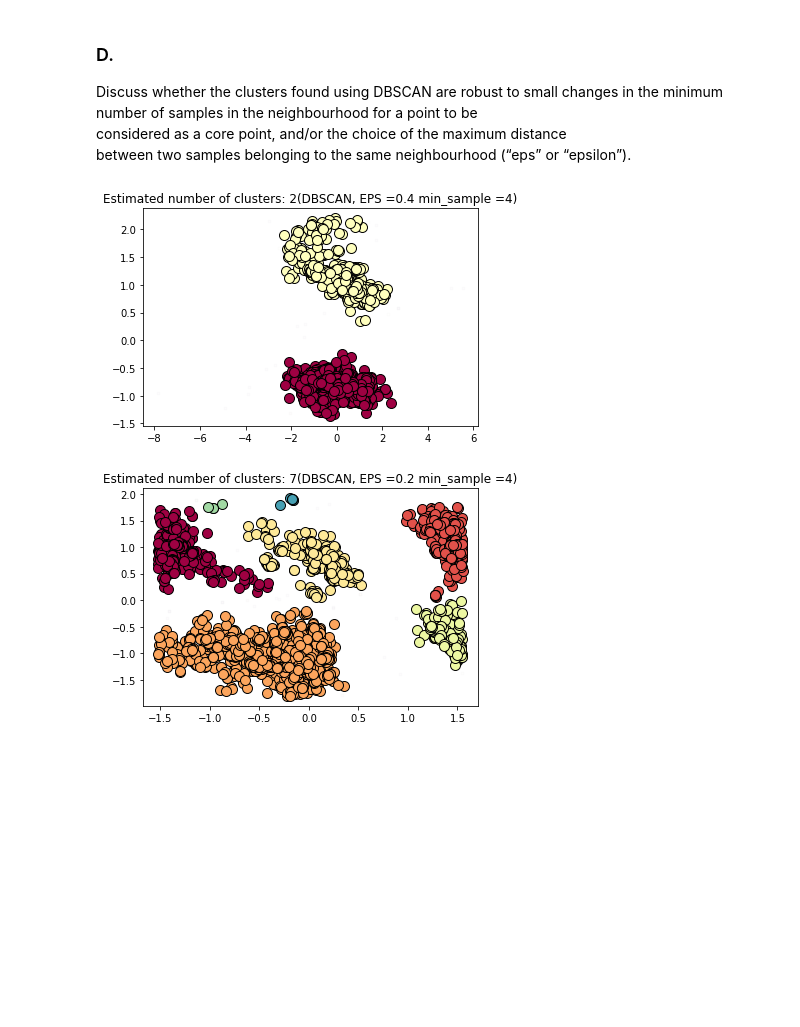
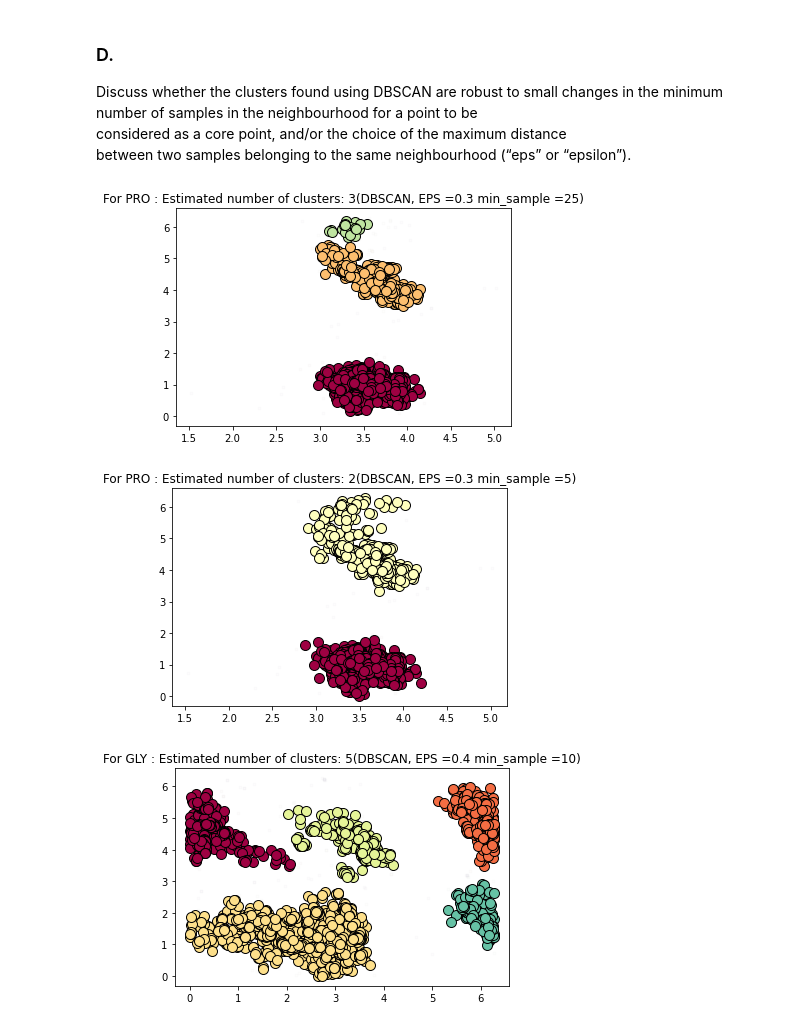
Before and after one commit to JohanBirger/DAT405, a Jupyter notebook: Assignment3.ipynb, the cells around one changed output. Saved outputs shown, nothing was run; the diff lists cells and outputs as text; code cells hidden in the pictures; blank space fills up the shorter version.

```diff
--- a/Assignment3.ipynb
+++ b/Assignment3.ipynb
@@ -180,6 +187,8 @@ def plot_dbscan_cluster(df, eps, min_samples,show):
 
     print('Non-Core (outliers) in sample: ' + str(len(nonCore)))
     plt.title('Estimated number of clusters: %d' % n_clusters_+'(DBSCAN, EPS ='+str(eps)+' min_sample ='+ str(min_samples)+')')
+    plt.xlabel('psi')
+    plt.ylabel('phi')
     if show == "show":
         plt.show()
     return (xy,nonCore)
@@ -210,0 +212,16 @@ Non-Core (outliers) in sample: 30
+# %%
+plot_dbscan_cluster(D_train, 0.25, 4,"show")
+outliers = plot_dbscan_cluster(D_train, 0.2, 4," ")[1]
+
+plot_dbscan_cluster(D_train, 0.25, 10,"show")
+outliers = plot_dbscan_cluster(D_train, 0.2, 10," ")[1]
+
+plot_dbscan_cluster(D_train, 0.25, 15,"show")
+outliers = plot_dbscan_cluster(D_train, 0.2, 15," ")[1]
+
+plot_dbscan_cluster(D_train, 0.25, 20,"show")
+outliers = plot_dbscan_cluster(D_train, 0.2, 20," ")[1]
+
+
+plot_dbscan_cluster(D_train, 0.25, 25,"show")
+outliers = plot_dbscan_cluster(D_train, 0.2, 25," ")[1]
@@ -295,7 +326,7 @@ considered  as  a  core  point,  and/or  the  choice  of  the  maximum  distance
 between two samples belonging to the same neighbourhood (“eps” or
 “epsilon”).
 # %%
-def dbscan_plotD(EPS,MINSAMPLE,df):
+def dbscan_plotD(EPS,MINSAMPLE,df,label):
 
     db = DBSCAN(eps=EPS, min_samples=MINSAMPLE).fit(df)
     core_samples_mask = np.zeros_like(db.labels_, dtype=bool)
@@ -316,32 +347,36 @@ def dbscan_plotD(EPS,MINSAMPLE,df):
             nonCore = df[class_member_mask & ~core_samples_mask]
             plt.plot(nonCore[:, 0], nonCore[:, 1], 'o', markerfacecolor=tuple(col), markeredgecolor='k', markersize=3,alpha=0.01)
 
-    plt.title('Estimated number of clusters: %d' % n_clusters_+'(DBSCAN, EPS ='+str(EPS)+' min_sample ='+ str(MINSAMPLE)+')')
+    plt.title('For '+label+' : Estimated number of clusters: %d' % n_clusters_+'(DBSCAN, EPS ='+str(EPS)+' min_sample ='+ str(MINSAMPLE)+')')
     plt.show()
 # %%
 pro_data = org_data[['phi','psi']].loc[org_data['residue name'] == 'PRO']
 temp = pro_data.copy()
 pro_data_rad = temp.apply(np.radians)
 
 pro_data_shift = (pro_data_rad - np.pi/2) % (2*np.pi)
 pro_data_shift = pro_data_shift.values.reshape(-1,2)
 
 
 
 neighbors = NearestNeighbors(n_neighbors=4)
 neighbors_fit = neighbors.fit(pro_data_shift)
 distances, indices = neighbors_fit.kneighbors(pro_data_shift)
 
 distances = np.sort(distances, axis=0)
 distances = distances[:,1]
-plt.plot(distances)
-plt.xlim(1550,1600)
+#plt.plot(distances)
+#plt.xlim(1550,1600)
 
 EPS = 0.3
-MINSAMPLE = 4
-#dbscan_plotD(EPS,MINSAMPLE,pro_data_shift)
+MINSAMPLE = 25
+dbscan_plotD(EPS,MINSAMPLE,pro_data_shift,'PRO')
+EPS = 0.3
+MINSAMPLE = 5
+dbscan_plotD(EPS,MINSAMPLE,pro_data_shift,'PRO')
 # %% [output]
-[figure, old version]
+[figure, new version]
+[figure, added]
 # %%
 gly_data = org_data[['phi','psi']].loc[org_data['residue name'] == 'GLY']
 temp = gly_data.copy()
@@ -364,7 +399,7 @@ distances = distances[:,1]
 ## .4
 
 EPS = 0.4
-MINSAMPLE = 4
-dbscan_plotD(EPS,MINSAMPLE,gly_data_shift)
+MINSAMPLE = 10
+dbscan_plotD(EPS,MINSAMPLE,gly_data_shift,'GLY')
 # %% [output]
-[figure, old version]
+[figure, new version]
```
Also changed, not shown: parts of 13 cells of this notebook, 16 other files.
